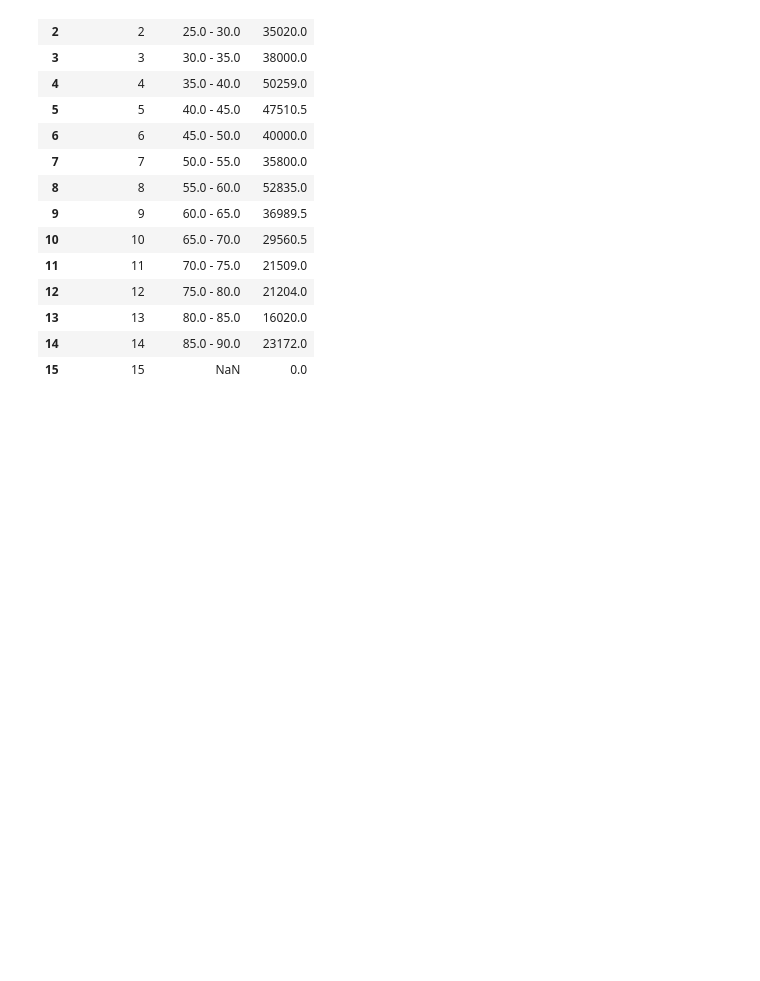
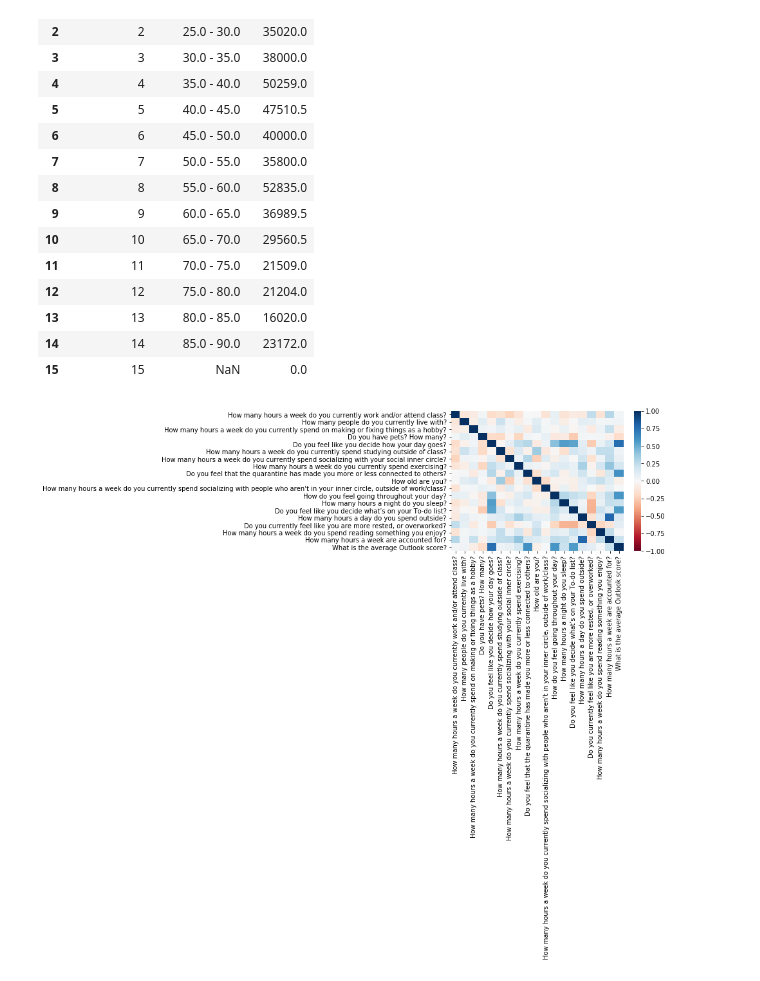
Before and after one commit to abrunlinger/Quarantine-Lifestyle-Analysis, a Jupyter notebook: notebooks/Survey Correlations.ipynb, the cells around one changed output. Saved outputs shown, nothing was run; the diff lists cells and outputs as text; code cells hidden in the pictures; blank space fills up the shorter version.

Commit message:
Adding inferred data to excel sheet and mapping correlations

```diff
--- a/notebooks/Survey Correlations.ipynb
+++ b/notebooks/Survey Correlations.ipynb
@@ -108,3 +104,9 @@ income_by_age_bracket
+# %%
+#sns.palplot(sns.diverging_palette(255, 133, l=60, n=7, center="light"))
+_ = sns.heatmap(survey_data_new.corr(), vmin = -1, vmax = 1, center = 0, cmap = "RdBu")
+_ = plt.show()
+# %% [output]
+[figure, added]
 # %%
 survey_data_new.corr()
 # %% [output]
```
Also changed, not shown: parts of 4 cells of this notebook, 2 other files.
